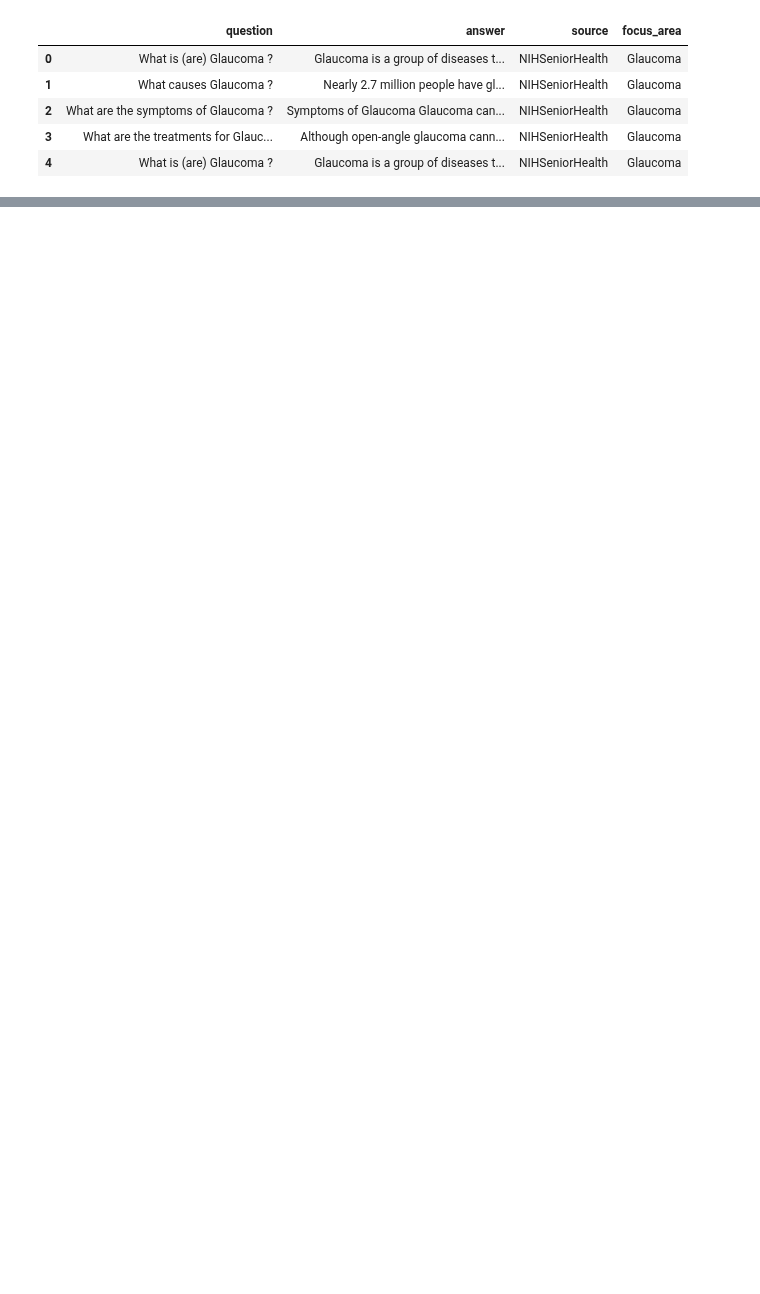
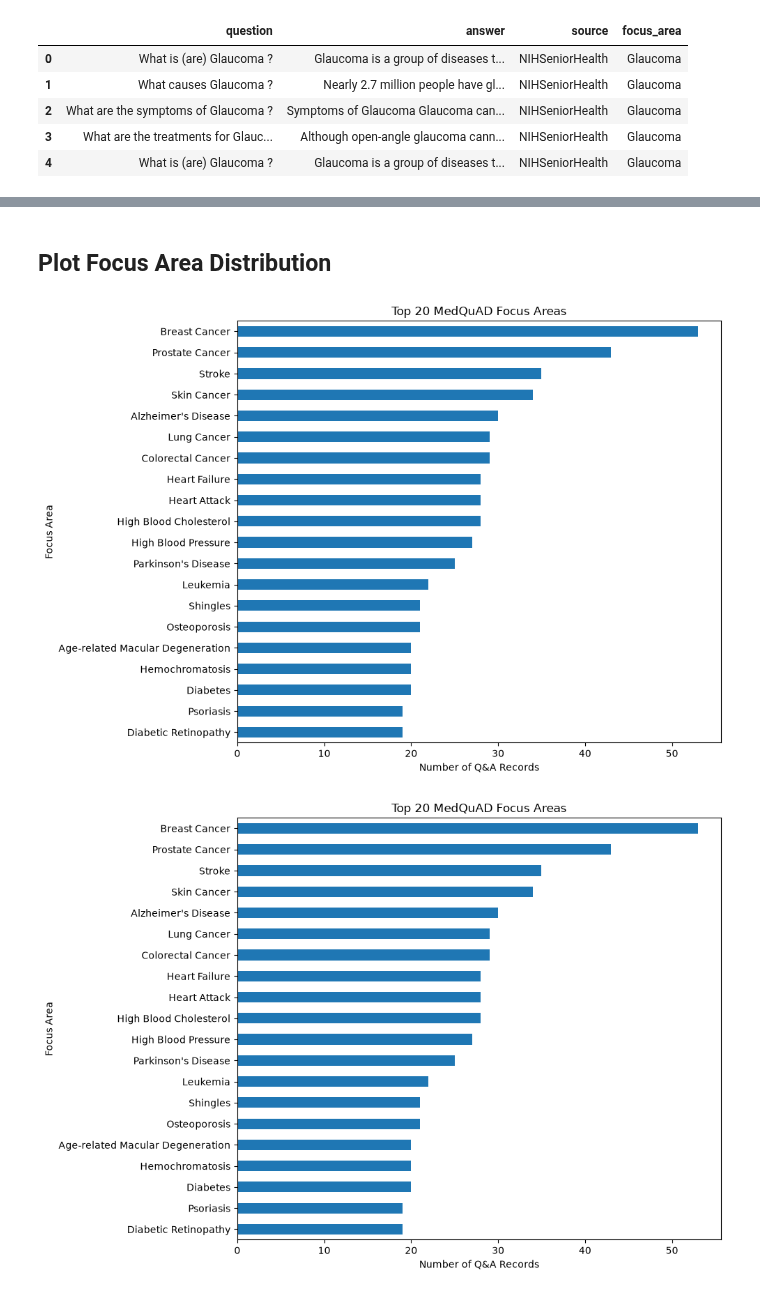
Before and after one commit to McChandra/medical_chatbot, a Jupyter notebook: test.ipynb, the cells around one changed output, grey strips where cells are left out. Cells and saved outputs as stored; diff of their text form; code cells hidden in the pictures; blank space fills up the shorter version.

```diff
--- a/test.ipynb
+++ b/test.ipynb
@@ -195,0 +256,12 @@ dtype: int64
+# %% [markdown]
+## Plot Focus Area Distribution
+# %%
+fig = plot_focus_area_distribution(
+    medquad_clean_df,
+    top_n=20
+)
+
+fig
+# %% [output]
+[figure, added]
+[figure, added]
```
Also changed, not shown: parts of 16 cells of this notebook.
